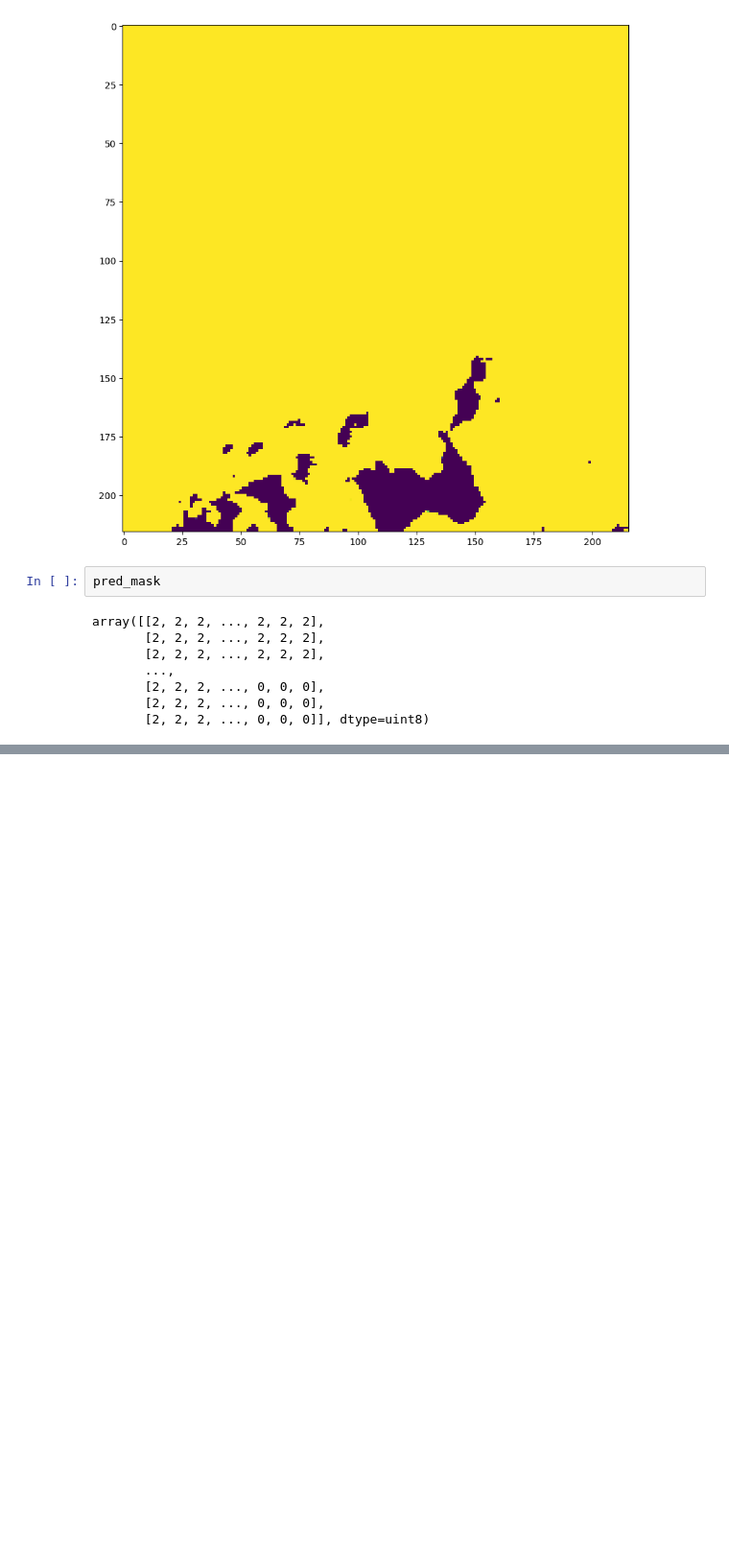
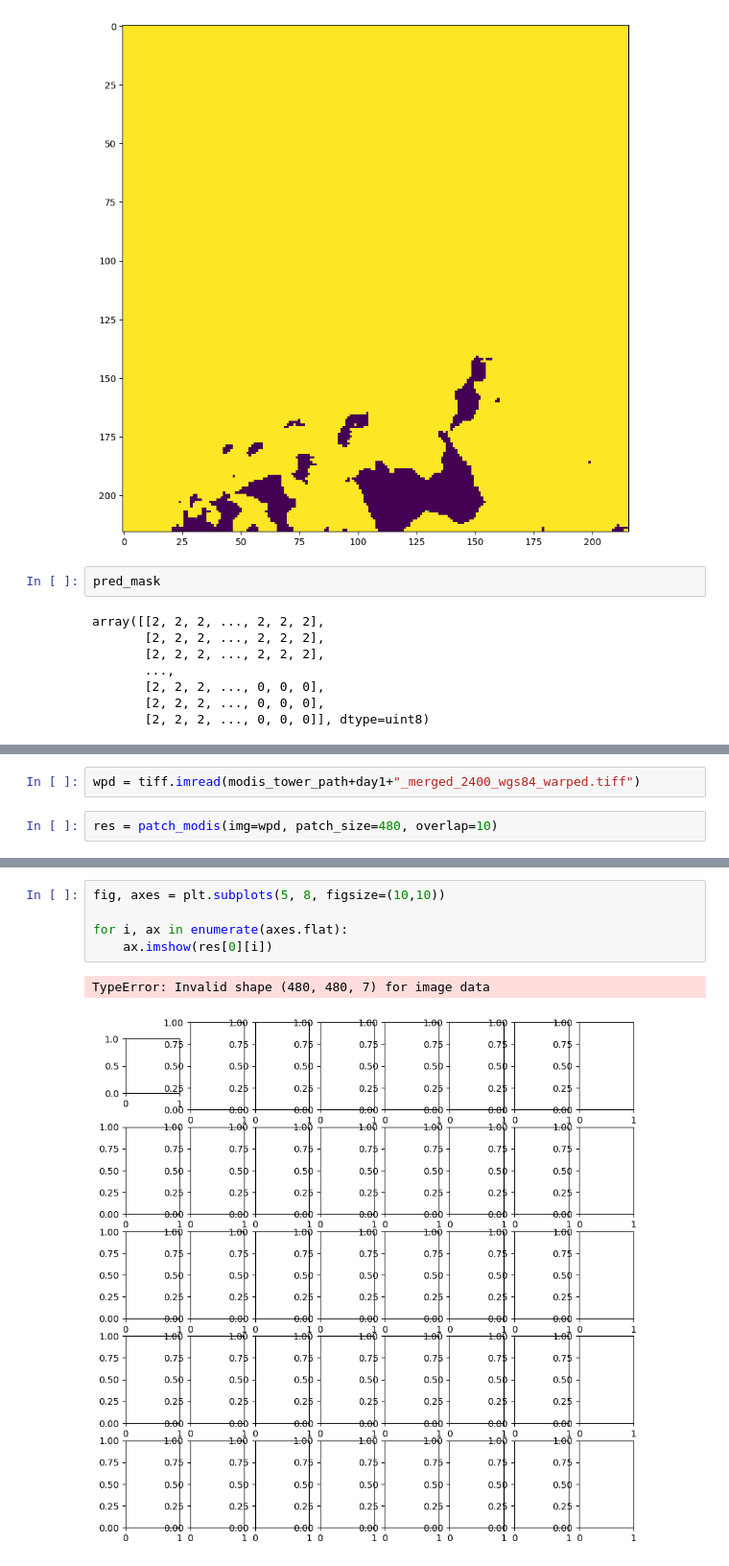
Before and after one commit to GebTorte/RS-Net, a Jupyter notebook: notebooks/sis_RunModelOnMODIS.ipynb, the cells around one changed output, grey strips where cells are left out. Shown at 96% size. Saved outputs shown, nothing was run; the diff lists cells and outputs as text; blank space fills up the shorter version.

Commit message:
prepare patch and stitch for Run Model on Modis

```diff
--- a/notebooks/sis_RunModelOnMODIS.ipynb
+++ b/notebooks/sis_RunModelOnMODIS.ipynb
@@ -210,0 +262,4 @@ array([[2, 2, 2, ..., 2, 2, 2],
+# %%
+wpd = tiff.imread(modis_tower_path+day1+"_merged_2400_wgs84_warped.tiff")
+# %%
+res = patch_modis(img=wpd, patch_size=480, overlap=10)
@@ -210,0 +287,8 @@ array([[2, 2, 2, ..., 2, 2, 2],
+# %%
+fig, axes = plt.subplots(5, 8, figsize=(10,10))
+
+for i, ax in enumerate(axes.flat):
+    ax.imshow(res[0][i])
+# %% [output]
+TypeError: Invalid shape (480, 480, 7) for image data
+[figure, added]
```
Also changed, not shown: parts of 6 cells of this notebook.
